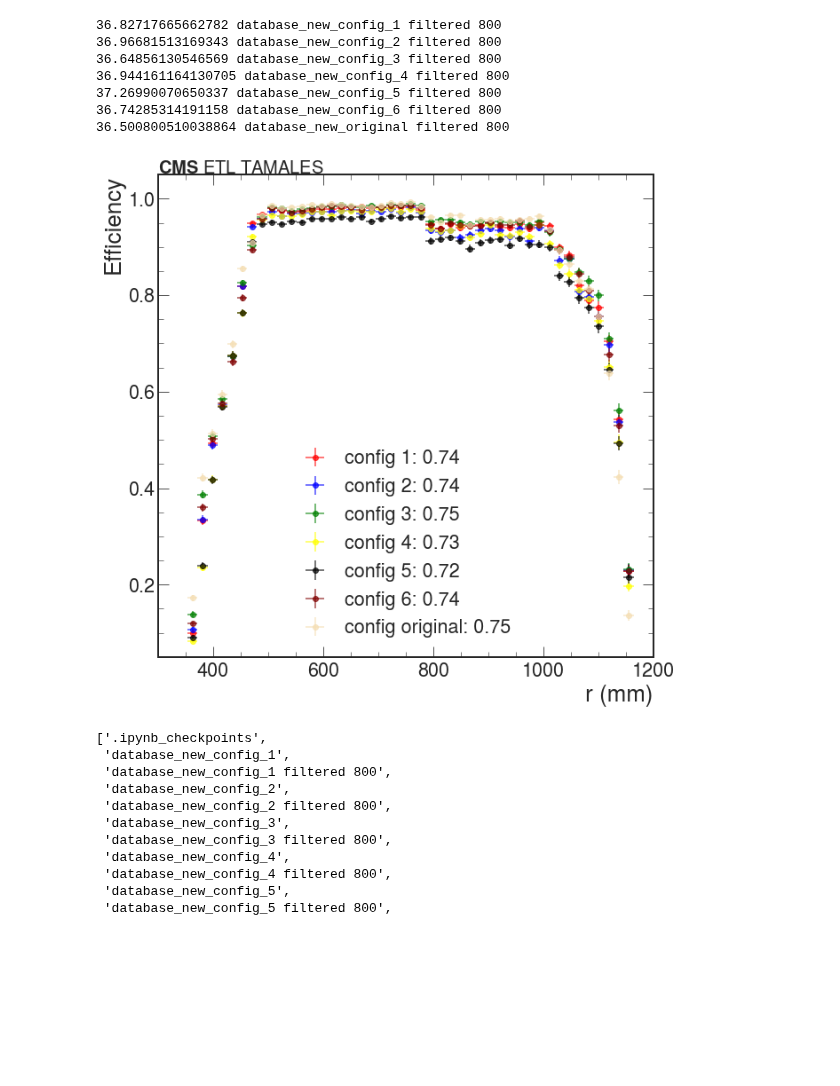
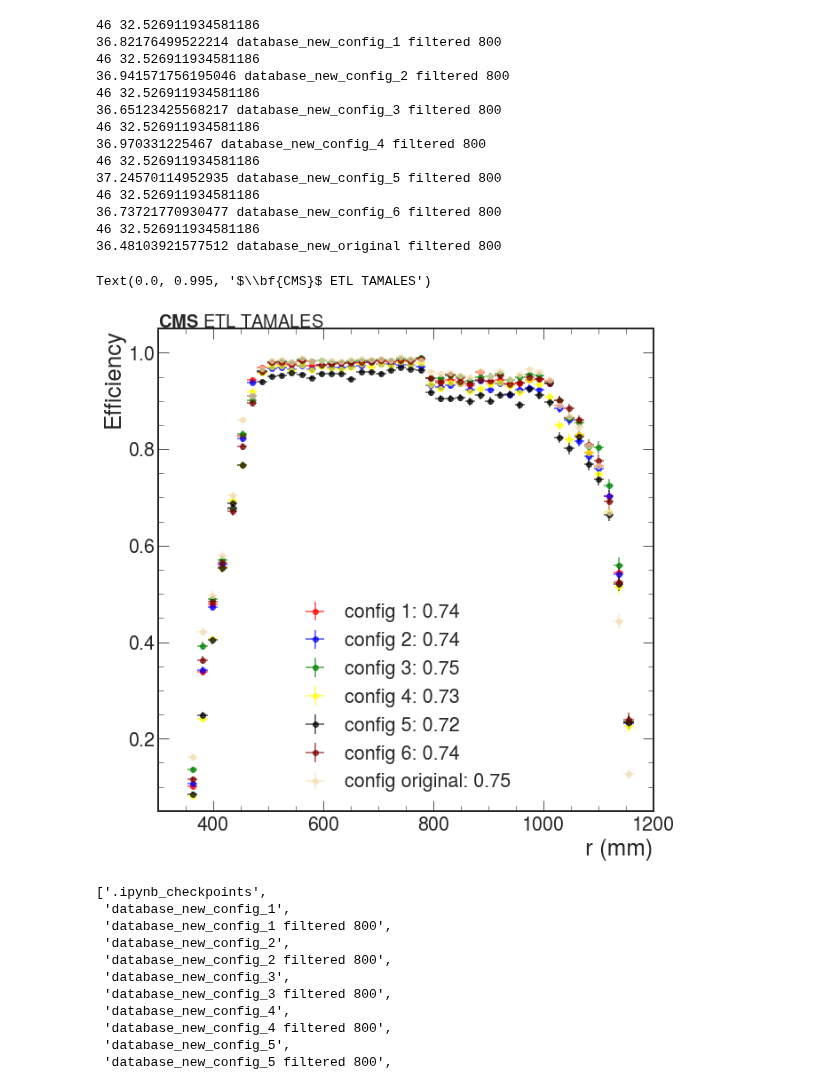
Before and after one commit to yashmehra028/ETL-Copy, a Jupyter notebook: modifications.ipynb, the cells around one changed output. Cells and saved outputs as stored; diff of their text form; code cells hidden in the pictures; blank space fills up the shorter version.

```diff
--- a/modifications.ipynb
+++ b/modifications.ipynb
@@ -371,0 +386,19 @@ database_new_original
+# %%
+inner = plt.Circle((0, 0), 315,fill=None, edgecolor='r')
+outer = plt.Circle((0, 0), 1185,fill=None, edgecolor='r')
+
+plt.rcParams['figure.figsize'] = [15, 15]
+
+ax = plt.figure().add_subplot(projection='3d')
+
+ax.gca().add_patch(inner)
+ax.gca().add_patch(outer)
+
+# x = [i[0] for i in three_hit_original]
+# y = [i[1] for i in three_hit_original]
+# plt.scatter(x,y,alpha=0.5,label=f'x_mean {np.mean(x)} and y_mean {np.mean(y)}')
+# plt.legend()
+# plt.axis('scaled')
+# # plt.savefig('three hits original.png')
+# plt.show()
+# print(len(three_hit_modified))
@@ -471,9 +507,13 @@ for file in os.listdir('new_yamls_configs'):
         f0 = len(list(filter(lambda x:x==0,nHits['new_layout'])))/len(nHits['new_layout'])
         f1 = len(list(filter(lambda x:x==1,nHits['new_layout'])))/len(nHits['new_layout'])
         f2 = len(list(filter(lambda x:x==2,nHits['new_layout'])))/len(nHits['new_layout'])
+        f3 = len(list(filter(lambda x:x==3,nHits['new_layout'])))/len(nHits['new_layout'])
         T = 46
-        resolution = (f1*T + (f2*T)/np.sqrt(2))/(f1+f2)
-        print(resolution,file)
+        resolution = (f1*T + (f2*T)/np.sqrt(2) + (f3*T)/np.sqrt(3))/(f1+f2+f3)
+        resolution2 = (f1*T + (f2*T)/np.sqrt(2))/(f1+f2)
+        # print(f0+f1+f2+f3)
+        print(T,T/np.sqrt(2))
+        print(resolution2,file)
 
         eff = len(hits['new_layout'])/len(vec_list)
         overall_efficiency.append(eff)
@@ -481,8 +521,7 @@ for file in os.listdir('new_yamls_configs'):
     #         unfilled_eff = len(hits['new_layout'])/len(vec_list)
     #     else:
     #         filled_eff = len(hits['new_layout'])/len(vec_list)
-        import os
-        import mplhep as hep
+
 
 
 
@@ -499,42 +538,51 @@ for file in os.listdir('new_yamls_configs'):
         #num5 = Hist1D([v.eta for v in hits['small_sensor_v1']], bins=bins)
         #num6 = Hist1D([v.eta for v in hits['large_sensor_v1']], bins=bins)
 
 
 
         # h0 = num0.divide(den, binomial=True)
         h1 = num1.divide(den1, binomial=True)
     #     h2 = num2.divide(den2, binomial=True)
     #     h3 = num3.divide(den3, binomial=True)
         #h4 = num4.divide(den, binomial=True)
         #h5 = num5.divide(den, binomial=True)
         #h6 = num6.divide(den, binomial=True)
         hists_1.append(h1)
     #     hists_2.append(h2)
     #     hists_3.append(h3)
 
 fig, ax = plt.subplots(1,1,figsize=(10,10))
 
 for i in range(len(hists_1)):
     if i != len(hists_1)-1:
         hists_1[i].plot(show_errors=True,color=colors[i],label=f'config {configs[i+1]}: %.2f'%(overall_efficiency[i]),alpha=0.7)
     else:
         hists_1[i].plot(show_errors=True,color=colors[i],label=f'config original: %.2f'%(overall_efficiency[i]),alpha=0.7)
 ax.set_ylabel('Efficiency')
 ax.set_xlabel('r (mm)')
 ax.set_ylim(0.05,1.05)
 
 fig.text(0.0, 0.995, '$\\bf{CMS}$ ETL TAMALES', fontsize=20,  horizontalalignment='left', verticalalignment='bottom', transform=ax.transAxes )
 
-fig.savefig('all_congifs_r_filtered')
+
+# fig.savefig('all_congifs_r_filtered')
 # %% [output]
-36.82717665662782 database_new_config_1 filtered 800
-36.96681513169343 database_new_config_2 filtered 800
-36.64856130546569 database_new_config_3 filtered 800
-36.944161164130705 database_new_config_4 filtered 800
-37.26990070650337 database_new_config_5 filtered 800
-36.74285314191158 database_new_config_6 filtered 800
-36.500800510038864 database_new_original filtered 800
+46 32.526911934581186
+36.82176499522214 database_new_config_1 filtered 800
+46 32.526911934581186
+36.941571756195046 database_new_config_2 filtered 800
+46 32.526911934581186
+36.65123425568217 database_new_config_3 filtered 800
+46 32.526911934581186
+36.970331225467 database_new_config_4 filtered 800
+46 32.526911934581186
+37.24570114952935 database_new_config_5 filtered 800
+46 32.526911934581186
+36.73721770930477 database_new_config_6 filtered 800
+46 32.526911934581186
+36.48103921577512 database_new_original filtered 800
+Text(0.0, 0.995, '$\\bf{CMS}$ ETL TAMALES')
-[figure, old version]
+[figure, new version]
 # %%
 os.listdir('new_yamls_configs')
 # %% [output]
```
Also changed, not shown: parts of 4 cells of this notebook, 18 other files.
